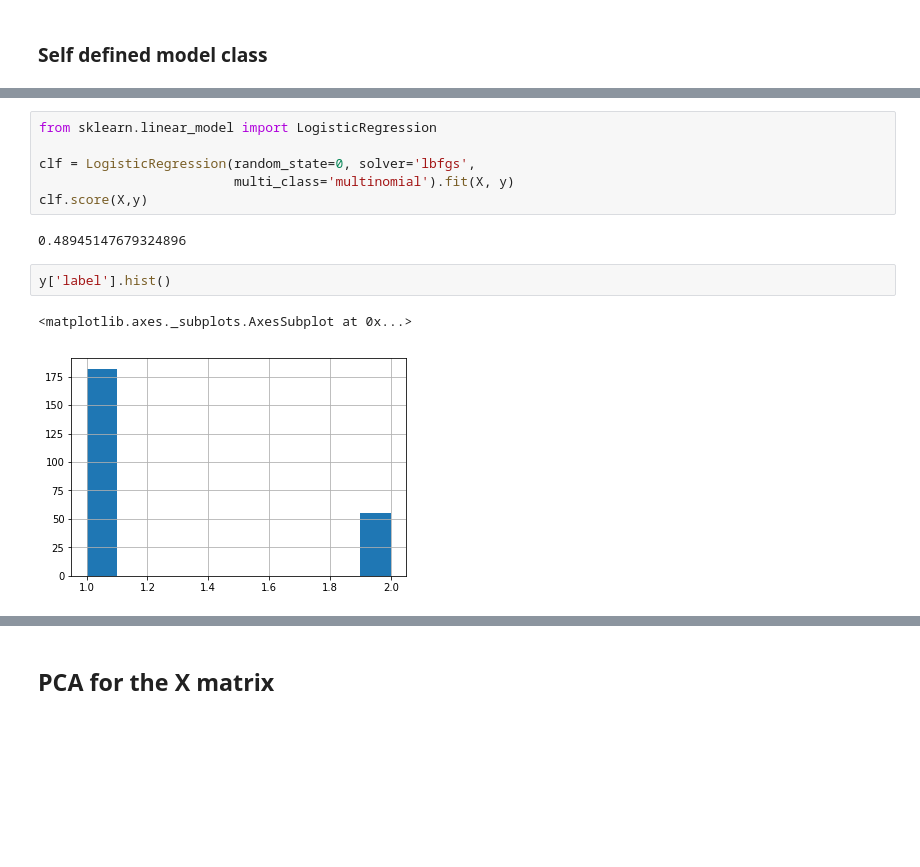
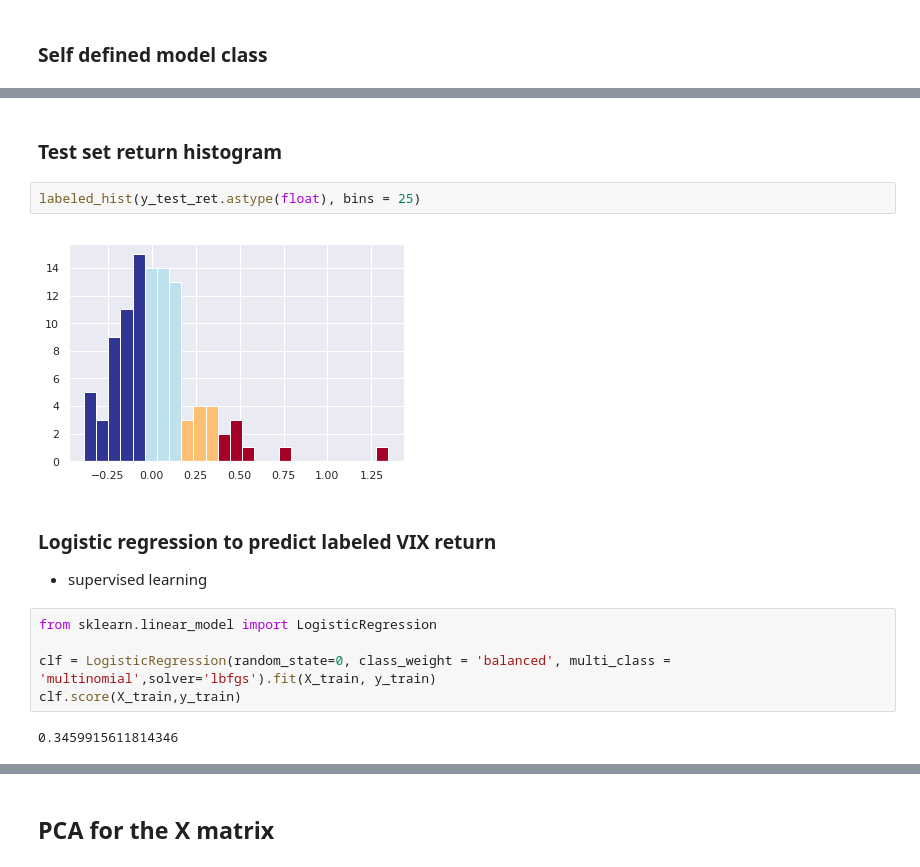
Before and after one commit to ShawnZhouu/VIXPrediction, a Jupyter notebook: MacroPredictsVIX.ipynb, the cells around one changed output, grey strips where cells are left out. Cells and saved outputs as stored; diff of their text form; blank space fills up the shorter version.

```diff
--- a/MacroPredictsVIX.ipynb
+++ b/MacroPredictsVIX.ipynb
@@ -140,13 +159,16 @@ array([[1.        , 0.25328672],
+# %% [markdown]
+### Test set return histogram
+# %%
+labeled_hist(y_test_ret.astype(float), bins = 25)
+# %% [output]
+[figure, added]
+# %% [markdown]
+### Logistic regression to predict labeled VIX return
+- supervised learning
 # %%
 from sklearn.linear_model import LogisticRegression
 
-clf = LogisticRegression(random_state=0, solver='lbfgs',
-                         multi_class='multinomial').fit(X, y)
-clf.score(X,y)
+clf = LogisticRegression(random_state=0, class_weight = 'balanced', multi_class = 'multinomial',solver='lbfgs').fit(X_train, y_train)
+clf.score(X_train,y_train)
 # %% [output]
-0.48945147679324896
+0.3459915611814346
-# %%
-y['label'].hist()
-# %% [output]
-<matplotlib.axes._subplots.AxesSubplot at 0x...>
-[figure, removed]
```
Also changed, not shown: parts of 15 cells of this notebook, 1 other file.
